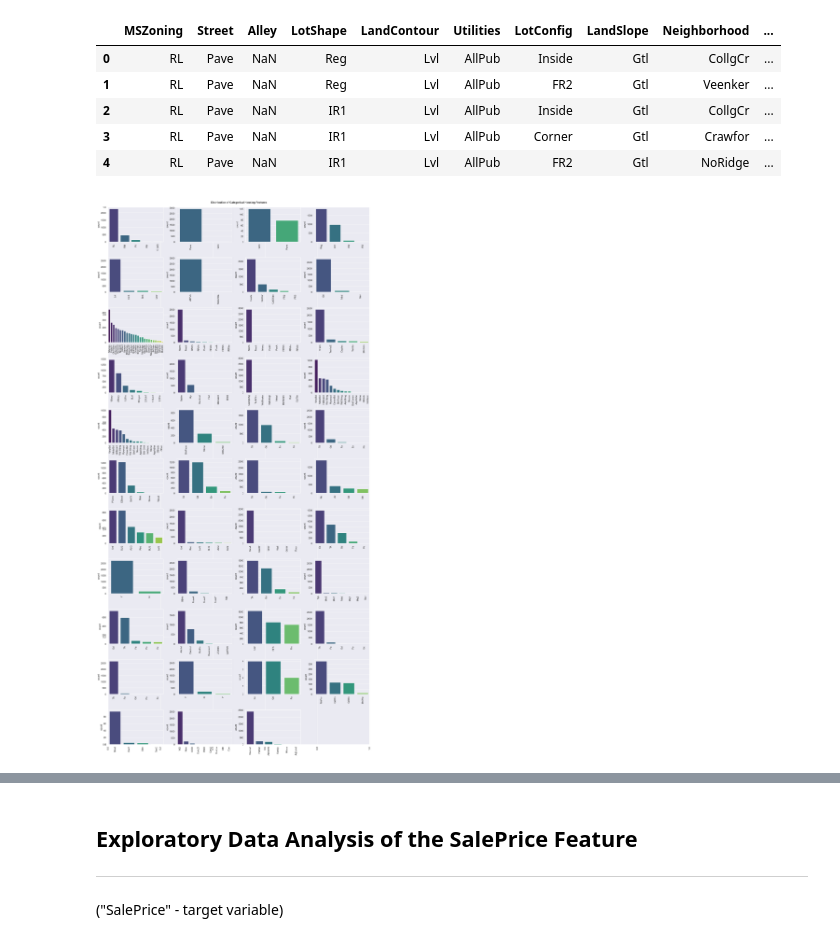
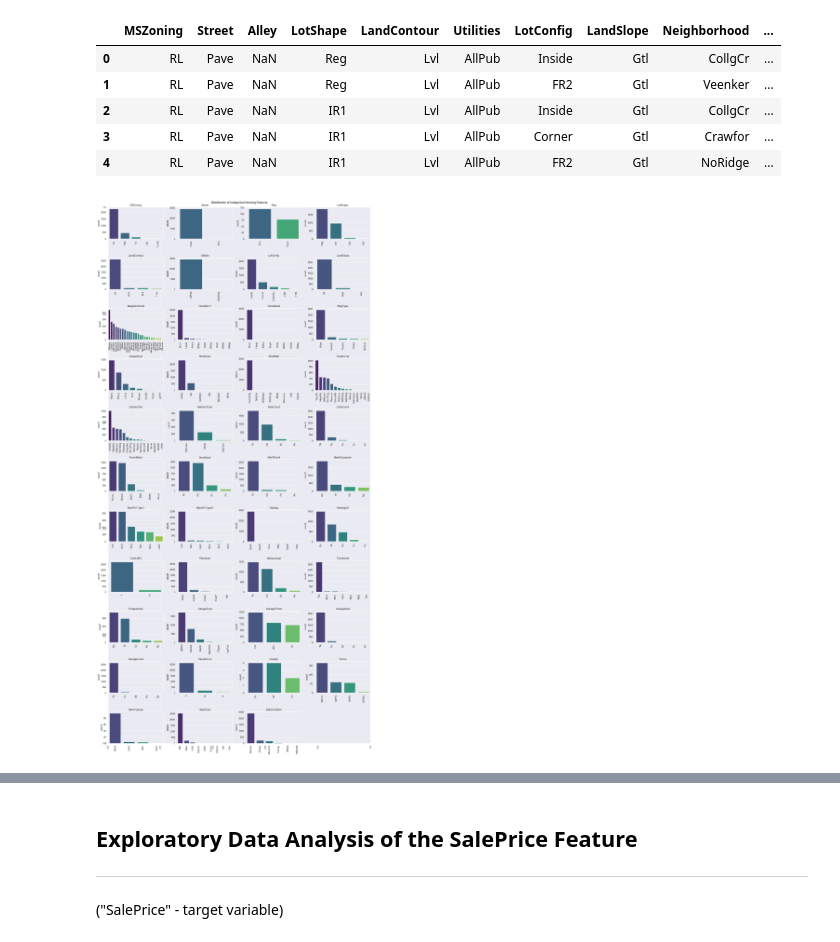
Before and after one commit to thetechleila/Housing-Prices-Predictor, a Jupyter notebook: code/EDA_Housing.ipynb, the cells around one changed output, grey strips where cells are left out. Saved outputs shown, nothing was run; the diff lists cells and outputs as text; code cells hidden in the pictures.

```diff
--- a/code/EDA_Housing.ipynb
+++ b/code/EDA_Housing.ipynb
@@ -978,22 +978,22 @@ cat_df.head()
 # %%
 #Hide FutureWarning output from using palette without hue
 import warnings
 warnings.filterwarnings('ignore')
 
 #Distribution of categorical features
 
 plt.figure(figsize=(18,36))
 plt.title("\nDistribution of Categorical Housing Features\n", weight="bold")
 plt.xticks(rotation=90)
 plt.tight_layout()
-
 index = 1
 for cat in cat_df:
   y = both_train_test[cat].value_counts()
   plt.subplot(11,4,index)
+  plt.title(cat)
   plt.xticks(rotation=90)
   sns.barplot(x=list(y.index), y=y, palette="viridis")
   plt.tight_layout()
   index +=1
 # %% [output]
-[figure, old version]
+[figure, new version]
```
Also changed, not shown: parts of 1 cell of this notebook, 2 other files.
